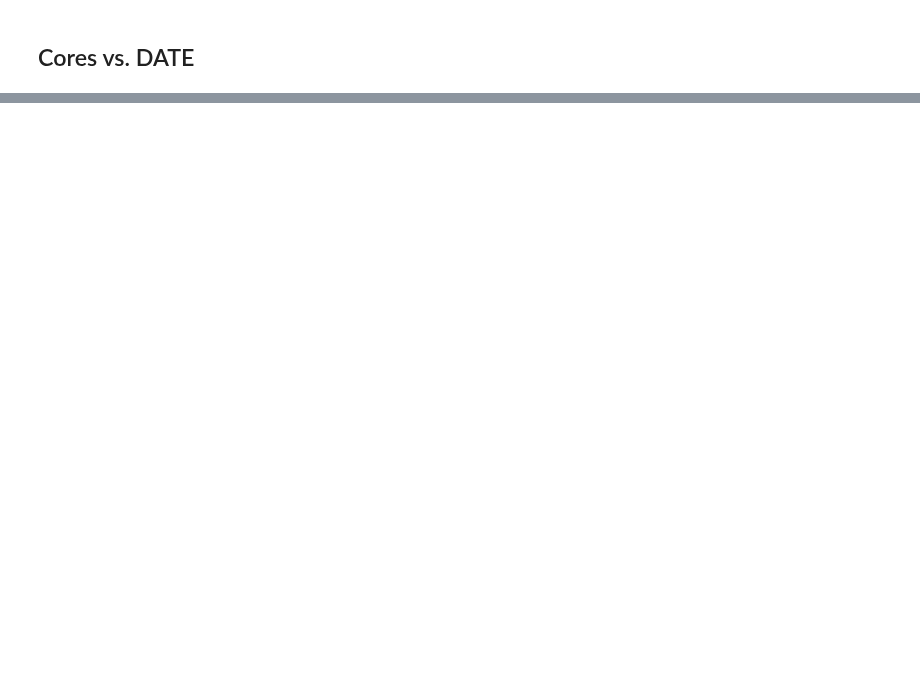
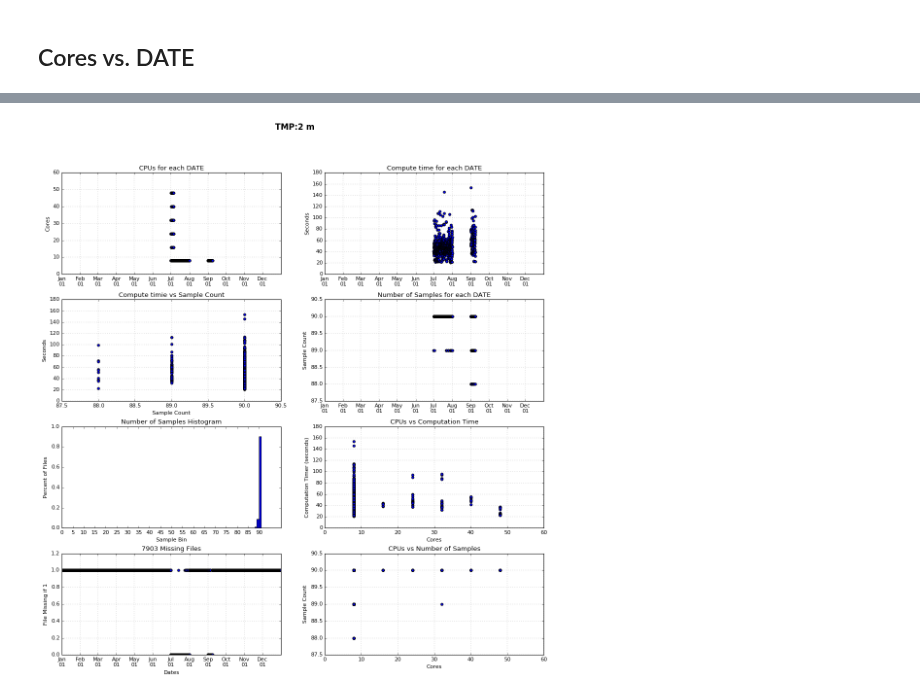
Before and after one commit to blaylockbk/pyBKB_v2, a Jupyter notebook: OpenScienceGrid/OSG_JOB_STATS_DPT.ipynb, the cells around one changed output, grey strips where cells are left out. Cells and saved outputs as stored; diff of their text form; code cells hidden in the pictures; blank space fills up the shorter version.

```diff
--- a/OpenScienceGrid/OSG_JOB_STATS_DPT.ipynb
+++ b/OpenScienceGrid/OSG_JOB_STATS_DPT.ipynb
@@ -11,6 +12,6 @@ from datetime import datetime, timedelta
 # %%
 import matplotlib as mpl
-mpl.rcParams['figure.figsize'] = [12, 6]
+mpl.rcParams['figure.figsize'] = [16, 16]
 mpl.rcParams['figure.titlesize'] = 15
 mpl.rcParams['figure.titleweight'] = 'bold'
 mpl.rcParams['xtick.labelsize'] = 10
@@ -19,8 +20,8 @@ mpl.rcParams['axes.labelsize'] = 10
 mpl.rcParams['axes.titlesize'] = 12
 mpl.rcParams['lines.linewidth'] = 1.8
 mpl.rcParams['grid.linewidth'] = .25
-mpl.rcParams['figure.subplot.wspace'] = 0.05
-mpl.rcParams['figure.subplot.hspace'] = 0.05
+mpl.rcParams['figure.subplot.wspace'] = 0.2
+mpl.rcParams['figure.subplot.hspace'] = 0.25
 mpl.rcParams['legend.fontsize'] = 8
 mpl.rcParams['legend.framealpha'] = .75
 mpl.rcParams['legend.loc'] = 'best'
@@ -40,9 +41,9 @@ def get_field_MP(inputs):
         #print "missing:", FILE
         return np.nan
 # %%
-var = 'DPT:2 m'
-#var = 'WIND:10 m'
+var = 'TMP:2 m'
 
 variable = var.replace(':', '_').replace(' ', '_')
 
-DIR = '/uufs/chpc.utah.edu/common/home/horel-group2/blaylock/HRRR_OSG/TMP_2_m_TEST/'
+DIR = '/uufs/chpc.utah.edu/common/home/horel-group2/blaylock/HRRR_OSG/hourly30/%s/' % variable
+print DIR
@@ -199,0 +92,80 @@ plt.ylim(ymin=0)
+# %%
+
+
+fig, axes = plt.subplots(4, 2)
+plt.suptitle(var)
+
+formatter = DateFormatter('%b\n%d')
+
+axes[0,0].set_title('CPUs for each DATE')
+axes[0,0].scatter(DATES, cores)
+axes[0,0].set_ylabel('Cores')
+axes[0,0].xaxis.set_major_formatter(formatter)
+axes[0,0].grid()
+axes[0,0].set_xlim(DATES[0], DATES[-1])
+axes[0,0].set_ylim(ymin=0)
+
+axes[0,1].set_title('Compute time for each DATE')
+axes[0,1].scatter(DATES, Timer)
+axes[0,1].set_ylabel('Seconds')
+axes[0,1].xaxis.set_major_formatter(formatter)
+axes[0,1].grid()
+axes[0,1].set_xlim(DATES[0], DATES[-1])
+axes[0,1].set_ylim(ymin=0)
+
+axes[1,0].set_title('Compute timie vs Sample Count')
+axes[1,0].scatter(count, Timer)
+axes[1,0].set_xlabel('Sample Count')
+axes[1,0].set_ylabel('Seconds')
+axes[1,0].grid()
+axes[1,0].set_ylim(ymin=0)
+
+axes[1,1].set_title('Number of Samples for each DATE')
+axes[1,1].scatter(DATES, count)
+axes[1,1].set_ylabel('Sample Count')
+axes[1,1].xaxis.set_major_formatter(formatter)
+axes[1,1].grid()
+axes[1,1].set_xlim(DATES[0], DATES[-1])
+
+axes[2,0].set_title('Number of Samples Histogram')
+a = axes[2,0].hist(count, bins=95, range=[0,95], normed=True)
+axes[2,0].set_ylabel('Percent of Files')
+axes[2,0].set_xlabel('Sample Bin')
+b=axes[2,0].set_xticks(range(0,95,5))
+axes[2,0].set_ylim([0,1])
+
+axes[2,1].set_title('CPUs vs Computation Time')
+axes[2,1].scatter(cores, Timer)
+axes[2,1].set_xlabel('Cores')
+axes[2,1].set_ylabel('Computation Timer (seconds)')
+axes[2,1].grid()
+axes[2,1].set_ylim(ymin=0)
+
+# Number of missing files
+NANS = []
+for a in cores:
+    if np.isnan(a):
+        NANS.append(1)
+    else:
+        NANS.append(0)
+
+print "%s Missing Files" % np.sum(NANS)
+
+axes[3,0].set_title('%s Missing Files' % np.sum(NANS))
+axes[3,0].scatter(DATES, NANS)
+axes[3,0].set_xlabel('Dates')
+axes[3,0].set_ylabel('File Missing if 1')
+axes[3,0].grid()
+axes[3,0].set_ylim(ymin=0)
+axes[3,0].set_xlim([DATES[0],DATES[-1]])
+axes[3,0].xaxis.set_major_formatter(formatter)
+
+axes[3,1].set_title('CPUs vs Number of Samples')
+axes[3,1].scatter(cores, count)
+axes[3,1].set_xlabel('Cores')
+axes[3,1].set_ylabel('Sample Count')
+axes[3,1].grid()
+
+print len(os.listdir(DIR)), "Total Files"
+print 'Average compute time per file: %.2f seconds' % np.nanmean(Timer)
+# %% [output]
@@ -199,0 +175 @@ plt.ylim(ymin=0)
+[figure, added]
```
Also changed, not shown: parts of 18 cells of this notebook, 17 other files.
